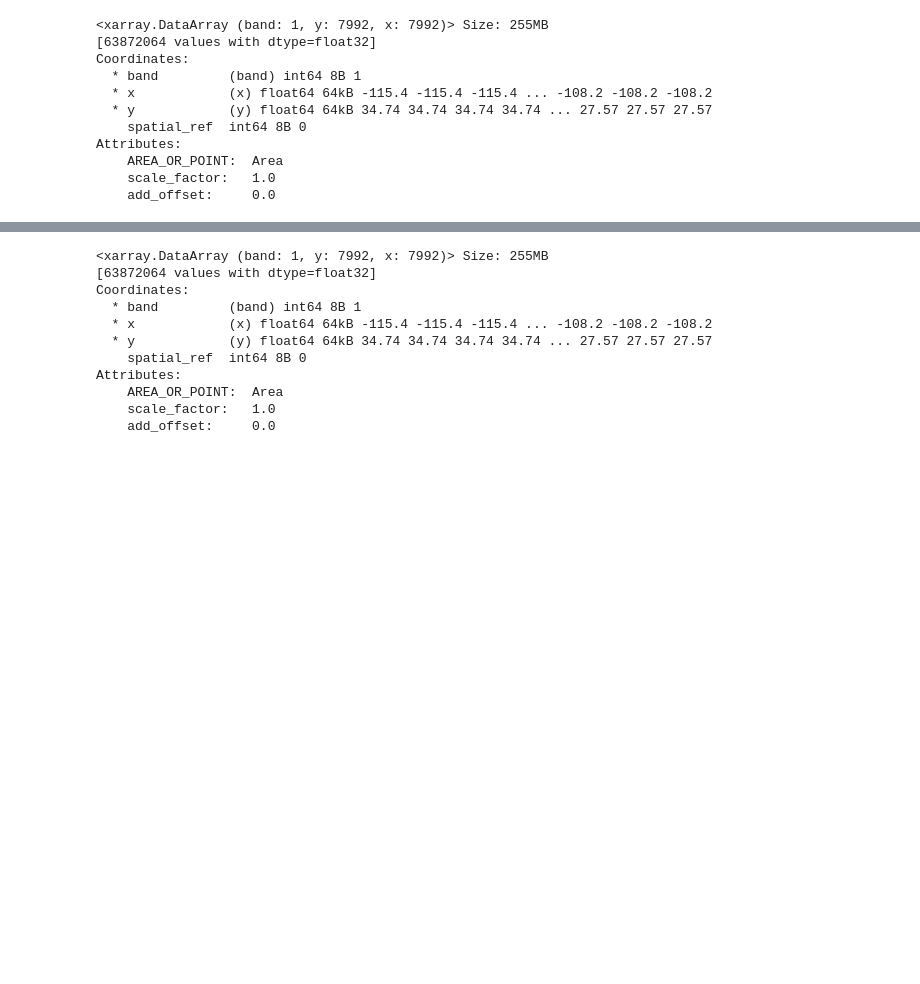
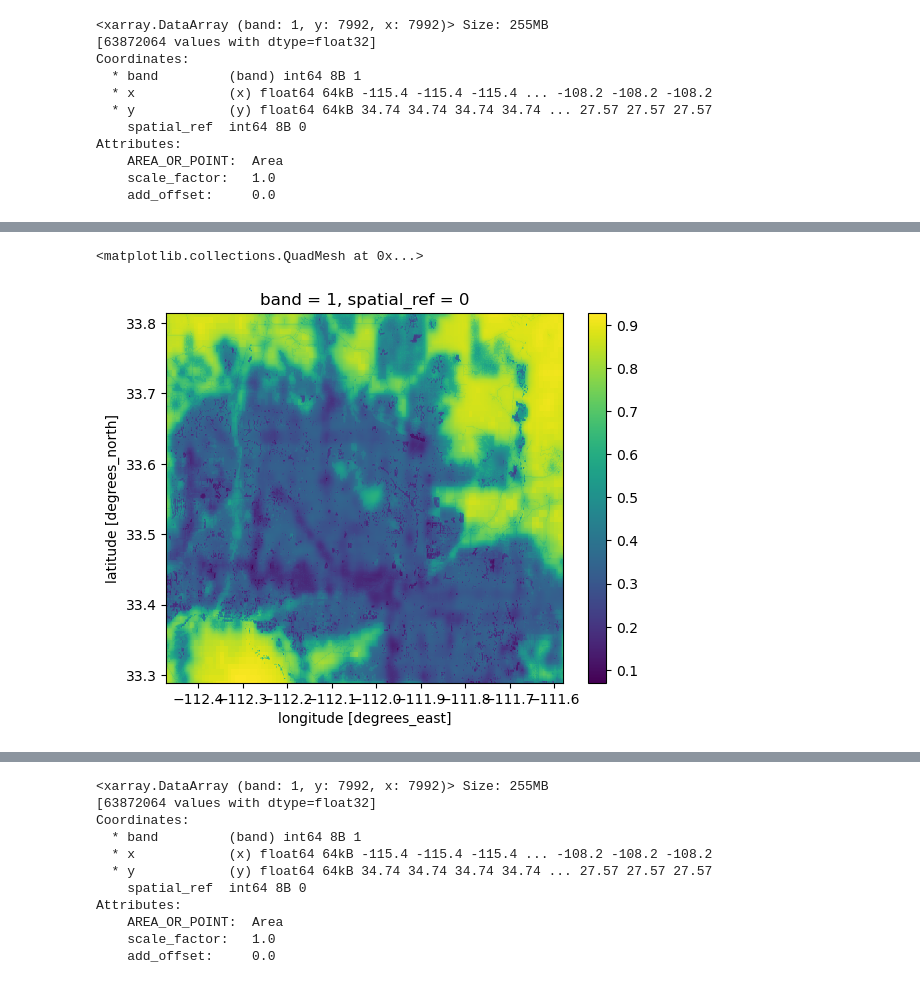
Before and after one commit to marietolteca00/biodiversity_intact_phoenix, a Jupyter notebook: final_task2_biodiv_intact.ipynb, the cells around one changed output, grey strips where cells are left out. Saved outputs shown, nothing was run; the diff lists cells and outputs as text; code cells hidden in the pictures; blank space fills up the shorter version.

```diff
--- a/final_task2_biodiv_intact.ipynb
+++ b/final_task2_biodiv_intact.ipynb
@@ -180,0 +205,12 @@ Attributes:
+# %%
+# Match CRS
+phoenix_match = phoenix.to_crs(raster_2017.rio.crs)
+
+# Use assert for any errors
+assert phoenix_match.crs == raster_2017.rio.crs
+
+# Clip
+raster_2017_clip = raster_2017.rio.clip_box(*phoenix_match.total_bounds)
+
+# View results
+raster_2017_clip
@@ -180,0 +229,6 @@ Attributes:
+# %%
+# View clipped raster
+raster_2017_clip.plot()
+# %% [output]
+<matplotlib.collections.QuadMesh at 0x...>
+[figure, added]
```
Also changed, not shown: parts of 40 cells of this notebook, 1 other file.
